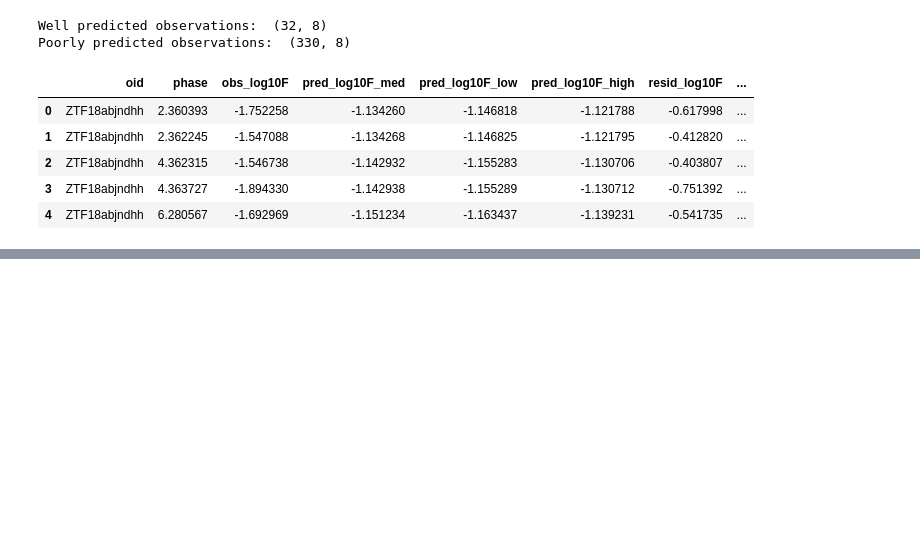
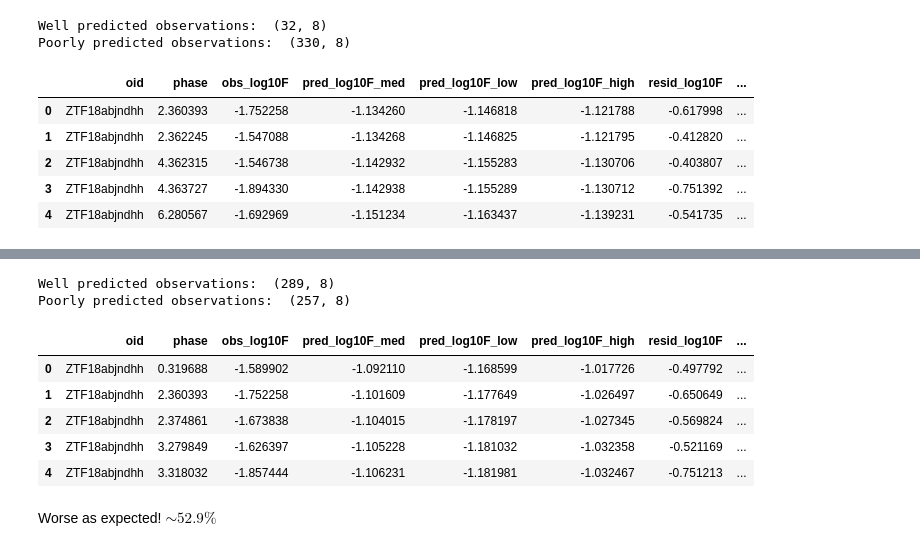
Before and after one commit to ana-lam/astroskills_final, a Jupyter notebook: notebooks/model_assessment.ipynb, the cells around one changed output, grey strips where cells are left out. Saved outputs shown, nothing was run; the diff lists cells and outputs as text; code cells hidden in the pictures; blank space fills up the shorter version.

```diff
--- a/notebooks/model_assessment.ipynb
+++ b/notebooks/model_assessment.ipynb
@@ -193,0 +216,7 @@ for i, oid in enumerate(test_oids):
+# %%
+m = TailHBModel()
+df_clean = m.clean_data()
+
+df_clean = mask_detections(df_clean[df_clean['flux_mJy'].notna()], test_oids, frac=0.5, seed=43)
+print("Original df shape: ", df_clean.shape)
+print("Masked df shape: ", df_clean[df_clean['masked']==False].shape)
@@ -193,0 +252,4 @@ for i, oid in enumerate(test_oids):
+# %%
+m.build_model()
+idata = m.fit_model(draws=2000, tune=3000, chains=6, cores=6, target_accept=0.99,
+                    random_seed=43, save_filename="tail_hbm_inference_for_model_assessment_0_5.nc")
@@ -193,0 +264,16 @@ for i, oid in enumerate(test_oids):
+# %%
+results_df = evaluate_model_performance(m, df_clean, include_intrinsic_scatter=True)
+print("Well predicted observations: ", results_df[results_df['inside_16_84']==True].shape)
+print("Poorly predicted observations: ", results_df[results_df['inside_16_84']==False].shape)
+results_df.head(5)
+# %% [output]
+Well predicted observations:  (289, 8)
+Poorly predicted observations:  (257, 8)
+|  | oid | phase | obs_log10F | pred_log10F_med | pred_log10F_low | pred_log10F_high | resid_log10F | ... |
+| 0 | ZTF18abjndhh | 0.319688 | -1.589902 | -1.092110 | -1.168599 | -1.017726 | -0.497792 | ... |
+| 1 | ZTF18abjndhh | 2.360393 | -1.752258 | -1.101609 | -1.177649 | -1.026497 | -0.650649 | ... |
+| 2 | ZTF18abjndhh | 2.374861 | -1.673838 | -1.104015 | -1.178197 | -1.027345 | -0.569824 | ... |
+| 3 | ZTF18abjndhh | 3.279849 | -1.626397 | -1.105228 | -1.181032 | -1.032358 | -0.521169 | ... |
+| 4 | ZTF18abjndhh | 3.318032 | -1.857444 | -1.106231 | -1.181981 | -1.032467 | -0.751213 | ... |
+# %% [markdown]
+Worse as expected! $\sim 52.9\%$
```
Also changed, not shown: parts of 18 cells of this notebook.
